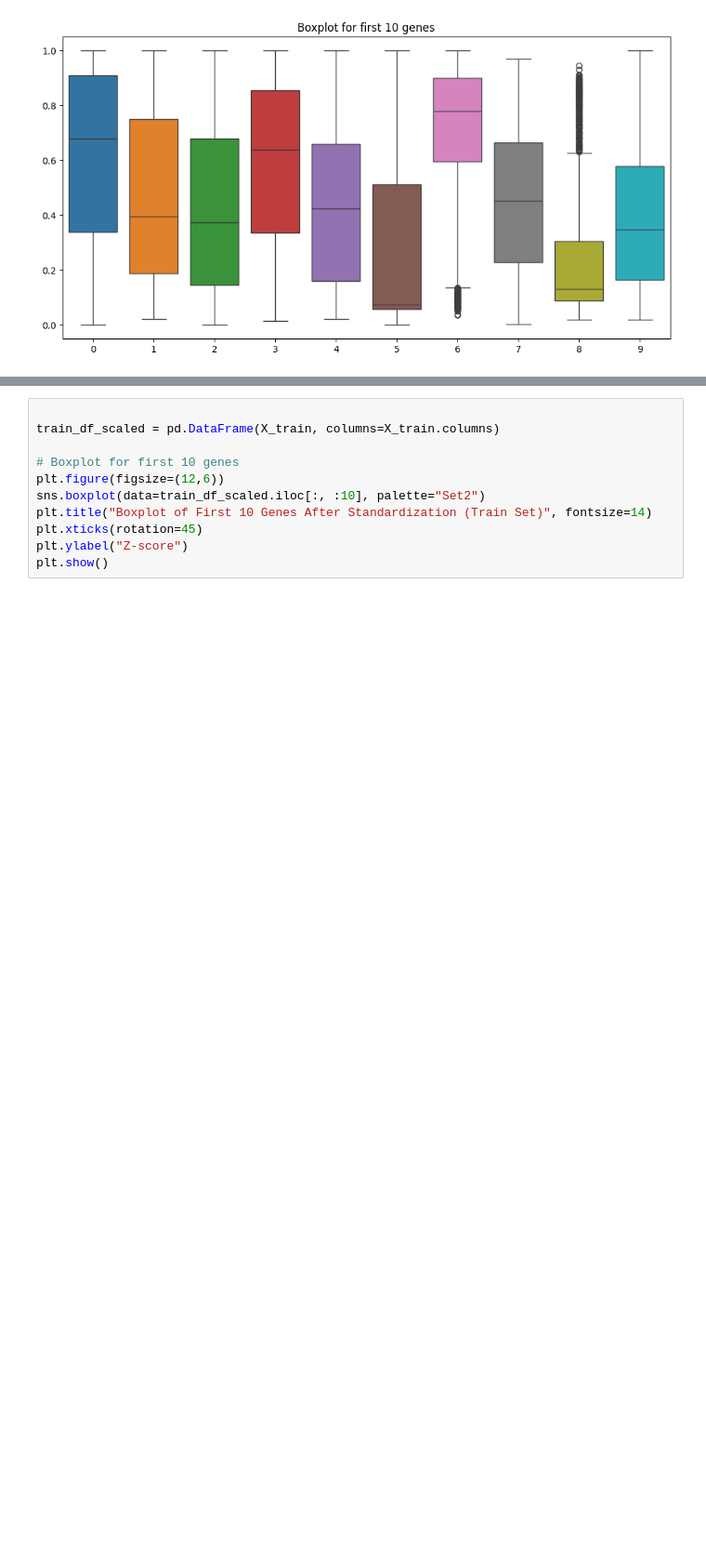
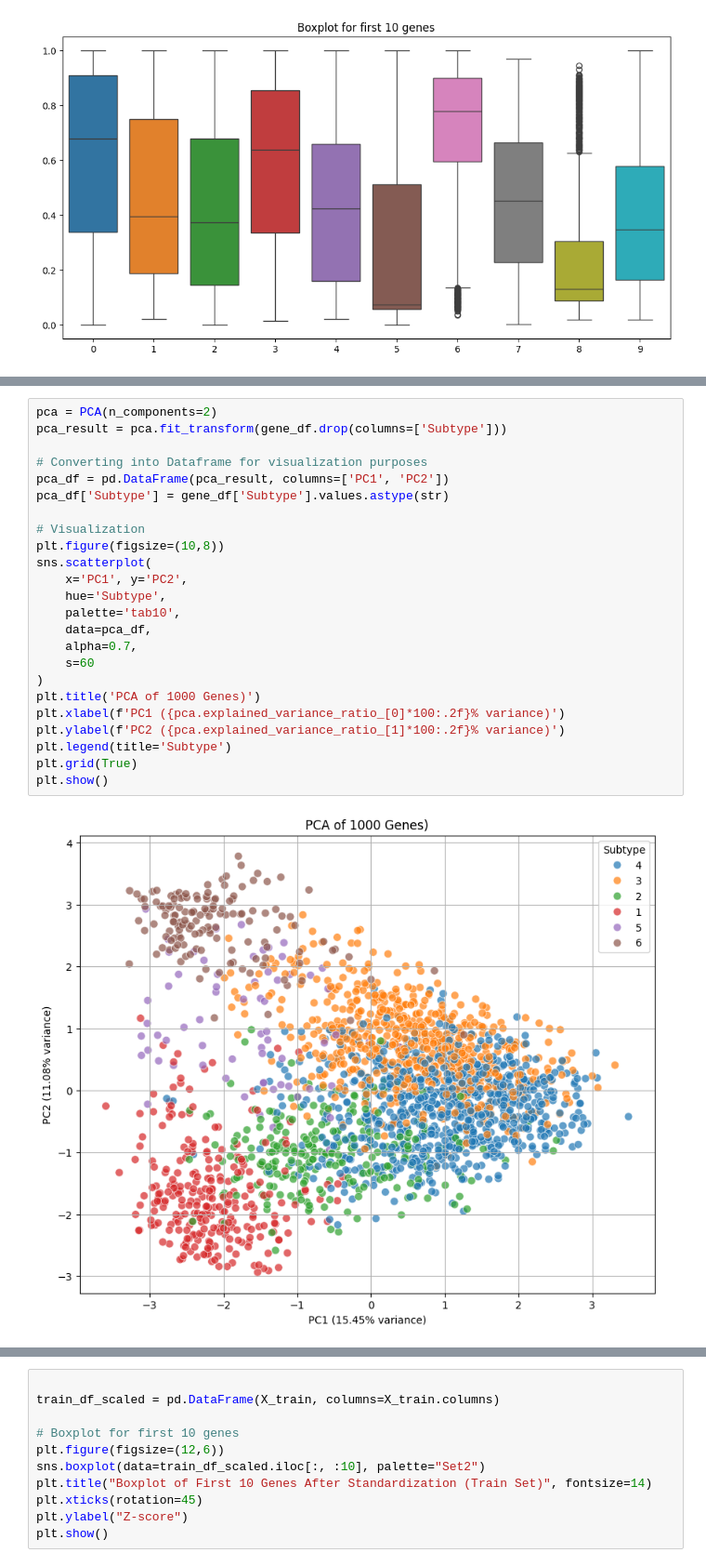
Before and after one commit to saikaldi/genomicDL, a Jupyter notebook: main.ipynb, the cells around one changed output, grey strips where cells are left out. Shown at 93% size. Saved outputs shown, nothing was run; the diff lists cells and outputs as text; blank space fills up the shorter version.

```diff
--- a/main.ipynb
+++ b/main.ipynb
@@ -134,0 +200,26 @@ plt.show()
+# %%
+pca = PCA(n_components=2)
+pca_result = pca.fit_transform(gene_df.drop(columns=['Subtype']))
+
+# Converting into Dataframe for visualization purposes
+pca_df = pd.DataFrame(pca_result, columns=['PC1', 'PC2'])
+pca_df['Subtype'] = gene_df['Subtype'].values.astype(str)
+
+# Visualization
+plt.figure(figsize=(10,8))
+sns.scatterplot(
+    x='PC1', y='PC2',
+    hue='Subtype',
+    palette='tab10',
+    data=pca_df,
+    alpha=0.7,
+    s=60
+)
+plt.title('PCA of 1000 Genes)')
+plt.xlabel(f'PC1 ({pca.explained_variance_ratio_[0]*100:.2f}% variance)')
+plt.ylabel(f'PC2 ({pca.explained_variance_ratio_[1]*100:.2f}% variance)')
+plt.legend(title='Subtype')
+plt.grid(True)
+plt.show()
+# %% [output]
+[figure, added]
```
Also changed, not shown: parts of 89 cells of this notebook.
